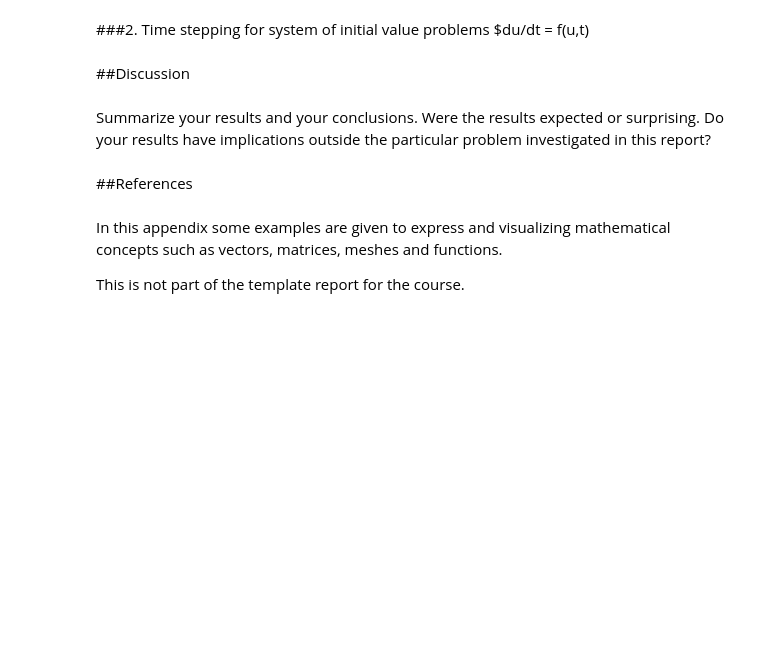
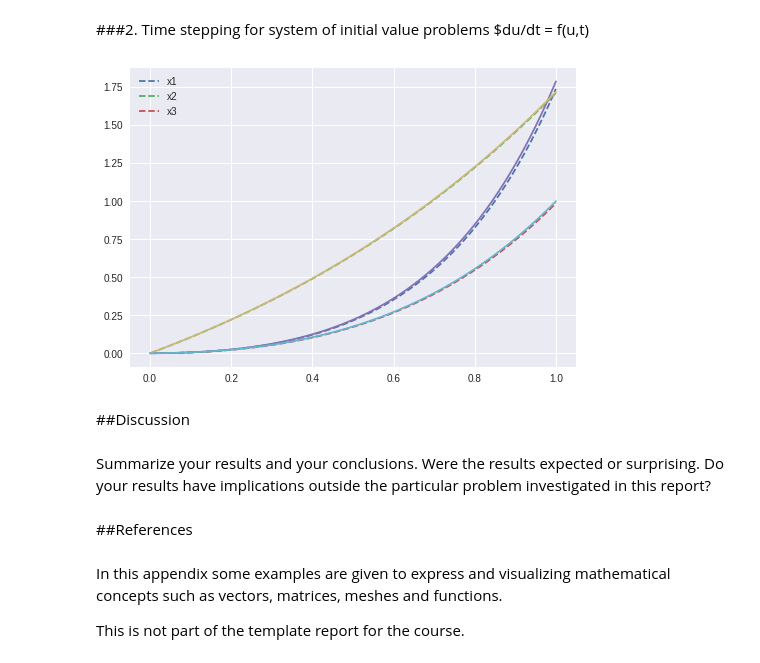
Before and after one commit to johanhoffman/DD2363-VT19, a Jupyter notebook: Lab-5/bozzato_lab5.ipynb, the cells around one changed output. Cells and saved outputs as stored; diff of their text form; code cells hidden in the pictures; blank space fills up the shorter version.

```diff
--- a/Lab-5/bozzato_lab5.ipynb
+++ b/Lab-5/bozzato_lab5.ipynb
@@ -175,6 +249,22 @@ def odeSolver(T : int, odeFun : callable, theta : int , u0 : int, N : int):
   return intervals, U
 # %% [markdown]
 ###2. Time stepping for system of initial value problem $du/dt = f(u,t)$
+# %%
+def systemOdeSolver(T, odeSystem, theta, u0, N):
+  if not isinstance(u0,np.ndarray):
+    u0= np.array(u0)
+
+
+  step= T/N
+  x= np.arange(0, T+step, step)
+
+  U= np.zeros((u0.shape[0],x.shape[0]))
+  U[:,0]= u0
+
+  for i in range(1,len(x)):
+    U[:,i]= U[:,i-1] + step * odeSystem(U[:,i-1],x[i-1]).flatten()
+
+  return x, U
 # %% [markdown]
 ##Results
 # %% [markdown]
@@ -203,5 +325,45 @@ plt.show()
 # %% [markdown]
 ###2. Time stepping for system of initial value problems $du/dt = f(u,t)
+# %%
+def systemOdeFun(varVect,t):
+  x1= varVect[0]
+  x2= varVect[1]
+  x3= varVect[2]
+  fun1= 3*x1 + t
+  fun2= x2 + 1
+  fun3= x2 + x3
+
+  vect= np.array( [[fun1],
+                   [fun2],
+                   [fun3]] )
+
+  return vect
+
+def systemFun(t):
+  x1= (1/9)*np.e**(3*t) - (1/3)*t - (1/9)
+  x2= np.e**t - 1
+  x3= (t-1)*np.e**t + 1
+
+  return x1, x2, x3
+
+U0= [0, 0, 0]
+x,U= systemOdeSolver(1, systemOdeFun, None, U0, 200)
+
+U1, U2, U3= systemFun(x)
+
+
+plt.figure()
+plt.plot(x,U[0,:], '--')
+plt.plot(x,U[1,:], '--')
+plt.plot(x,U[2,:], '--')
+plt.plot(x,U1)
+plt.plot(x,U2)
+plt.plot(x,U3)
+
+plt.legend(['x1', 'x2', 'x3'])
+plt.show()
+# %% [output]
+[figure, added]
 # %% [markdown]
 ##Discussion
 # %% [markdown]
```
Also changed, not shown: parts of 3 cells of this notebook.
